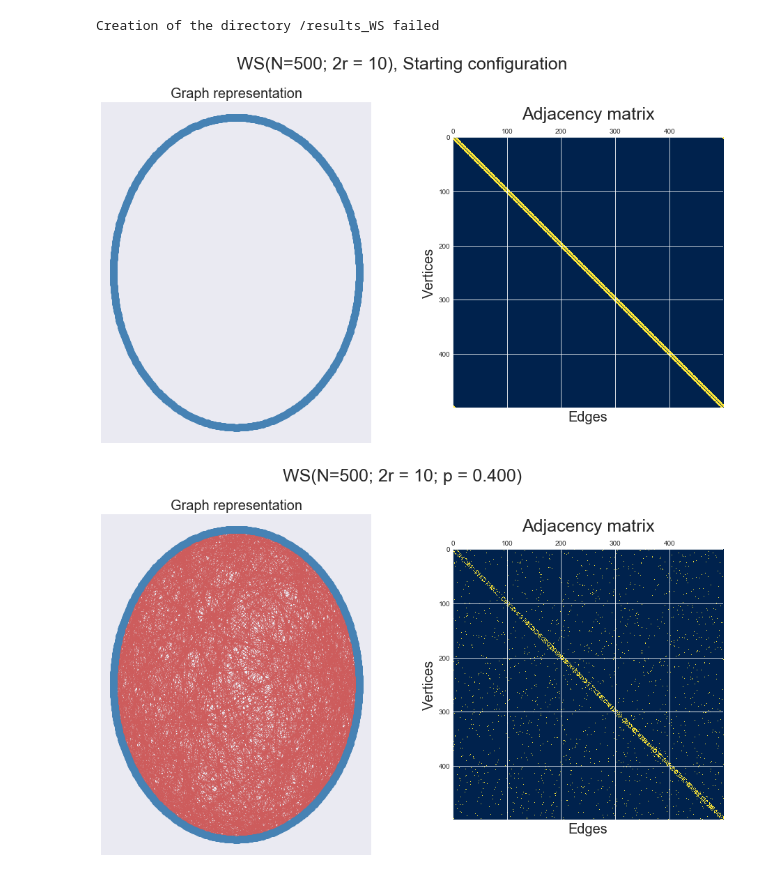
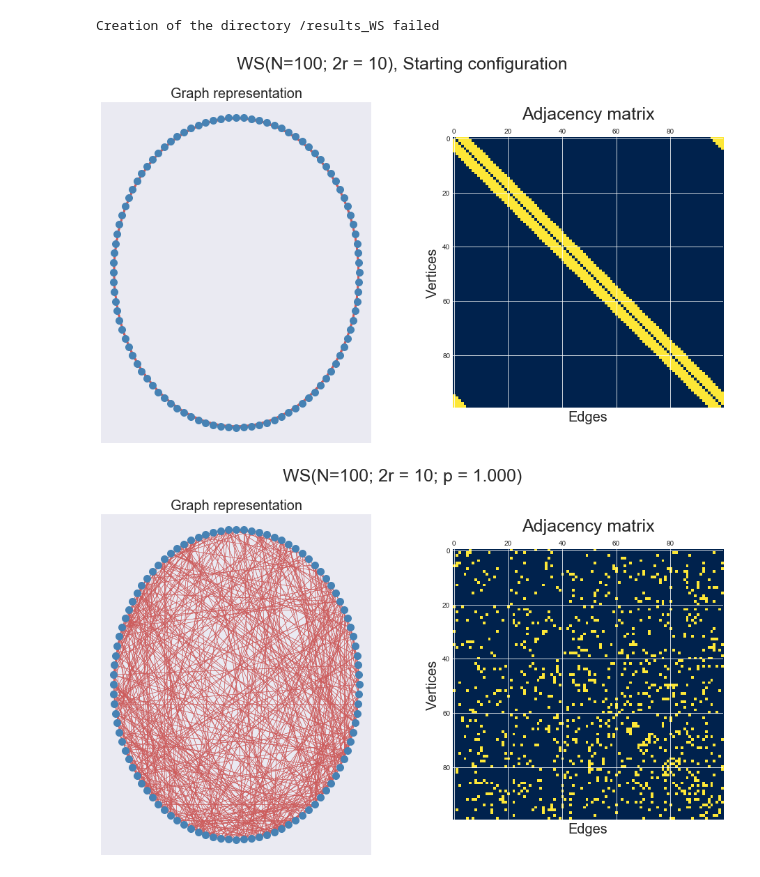
Before and after one commit to spicella/IntroCS_Project2, a Jupyter notebook: Code/Part2_WS.ipynb, the cells around one changed output. Saved outputs shown, nothing was run; the diff lists cells and outputs as text; code cells hidden in the pictures.

```diff
--- a/Code/Part2_WS.ipynb
+++ b/Code/Part2_WS.ipynb
@@ -60,10 +60,10 @@ def create_strogatz(n, r ,p, place_labels=False ):
     else:
         print ("Successfully created the directory %s " % results_dir)
     #names for file paths
-    name_plot = "/plot_n%d_r%d_p%d.png" %(n,r,p)
-    name_csv = "/data_n%d_r%d_p%d.csv" %(n,r,p)
-    name_plot_rewired = "/plot_rewired_n%d_r%d_p%d.png" %(n,r,p)
-    name_csv_rewired = "/data_rewired_n%d_r%d_p%d.csv" %(n,r,p)
+    name_plot = "/plot_n%d_r%d_p%.3f.png" %(n,r,p)
+    name_csv = "/data_n%d_r%d_p%.3f.csv" %(n,r,p)
+    name_plot_rewired = "/plot_rewired_n%d_r%d_p%.3f.png" %(n,r,p)
+    name_csv_rewired = "/data_rewired_n%d_r%d_p%.3f.csv" %(n,r,p)
 
 
     #check for errors
@@ -179,8 +179,8 @@ def create_strogatz(n, r ,p, place_labels=False ):
     plt.savefig(path+results_dir+name_plot_rewired,dpi=200)
     plt.show()
 # %%
-create_strogatz(500,5,.4)
+create_strogatz(100,5,1)
 # %% [output]
 Creation of the directory /results_WS failed
-[figure, old version]
+[figure, new version]
-[figure, old version]
+[figure, new version]
```
